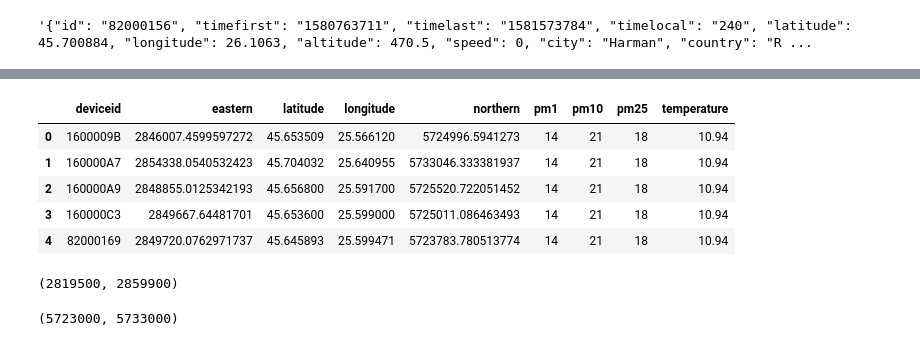
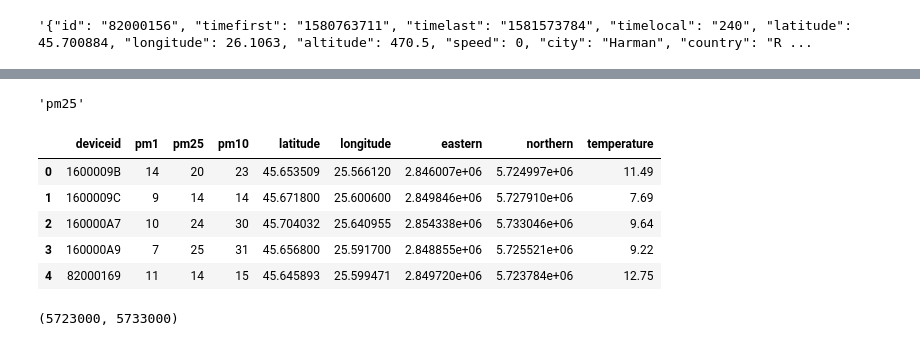
Before and after one commit to alexandruitu/brasovair, a Jupyter notebook: playground/api_playground.ipynb, the cells around one changed output, grey strips where cells are left out. Drawn from its saved outputs; the diff is of its cells as text; code cells hidden in the pictures.

```diff
--- a/playground/api_playground.ipynb
+++ b/playground/api_playground.ipynb
@@ -202,24 +218,22 @@ Loading BokehJS ...
 [interactive output not drawn]
 [interactive output not drawn]
 [interactive output not drawn]
-# %%
-panda= pd.DataFrame(static_sensor_data)
-#source = ColumnDataSource(bv_sensor_data)
-panda
-# %% [output]
-|  | deviceid | eastern | latitude | longitude | northern | pm1 | pm10 | pm25 | temperature |
-| 0 | 1600009B | 2846007.4599597272 | 45.653509 | 25.566120 | 5724996.5941273 | 14 | 21 | 18 | 10.94 |
-| 1 | 160000A7 | 2854338.0540532423 | 45.704032 | 25.640955 | 5733046.333381937 | 14 | 21 | 18 | 10.94 |
-| 2 | 160000A9 | 2848855.0125342193 | 45.656800 | 25.591700 | 5725520.722051452 | 14 | 21 | 18 | 10.94 |
-| 3 | 160000C3 | 2849667.64481701 | 45.653600 | 25.599000 | 5725011.086463493 | 14 | 21 | 18 | 10.94 |
-| 4 | 82000169 | 2849720.0762971737 | 45.645893 | 25.599471 | 5723783.780513774 | 14 | 21 | 18 | 10.94 |
+# %%
+source.data['selection'][0]
+# %% [output]
+'pm25'
 # %%
 x_range=(2839667, 2864387)
 y_range=(5724182, 5733344)
-# %%
-x_range
-# %% [output]
-(2819500, 2859900)
+# %%
+bv_sensor_data
+# %% [output]
+|  | deviceid | pm1 | pm25 | pm10 | latitude | longitude | eastern | northern | temperature |
+| 0 | 1600009B | 14 | 20 | 23 | 45.653509 | 25.566120 | 2.846007e+06 | 5.724997e+06 | 11.49 |
+| 1 | 1600009C | 9 | 14 | 14 | 45.671800 | 25.600600 | 2.849846e+06 | 5.727910e+06 | 7.69 |
+| 2 | 160000A7 | 10 | 24 | 30 | 45.704032 | 25.640955 | 2.854338e+06 | 5.733046e+06 | 9.64 |
+| 3 | 160000A9 | 7 | 25 | 31 | 45.656800 | 25.591700 | 2.848855e+06 | 5.725521e+06 | 9.22 |
+| 4 | 82000169 | 11 | 14 | 15 | 45.645893 | 25.599471 | 2.849720e+06 | 5.723784e+06 | 12.75 |
 # %%
 y_range
 # %% [output]
```
Also changed, not shown: parts of 1 cell of this notebook, 2 other files.
